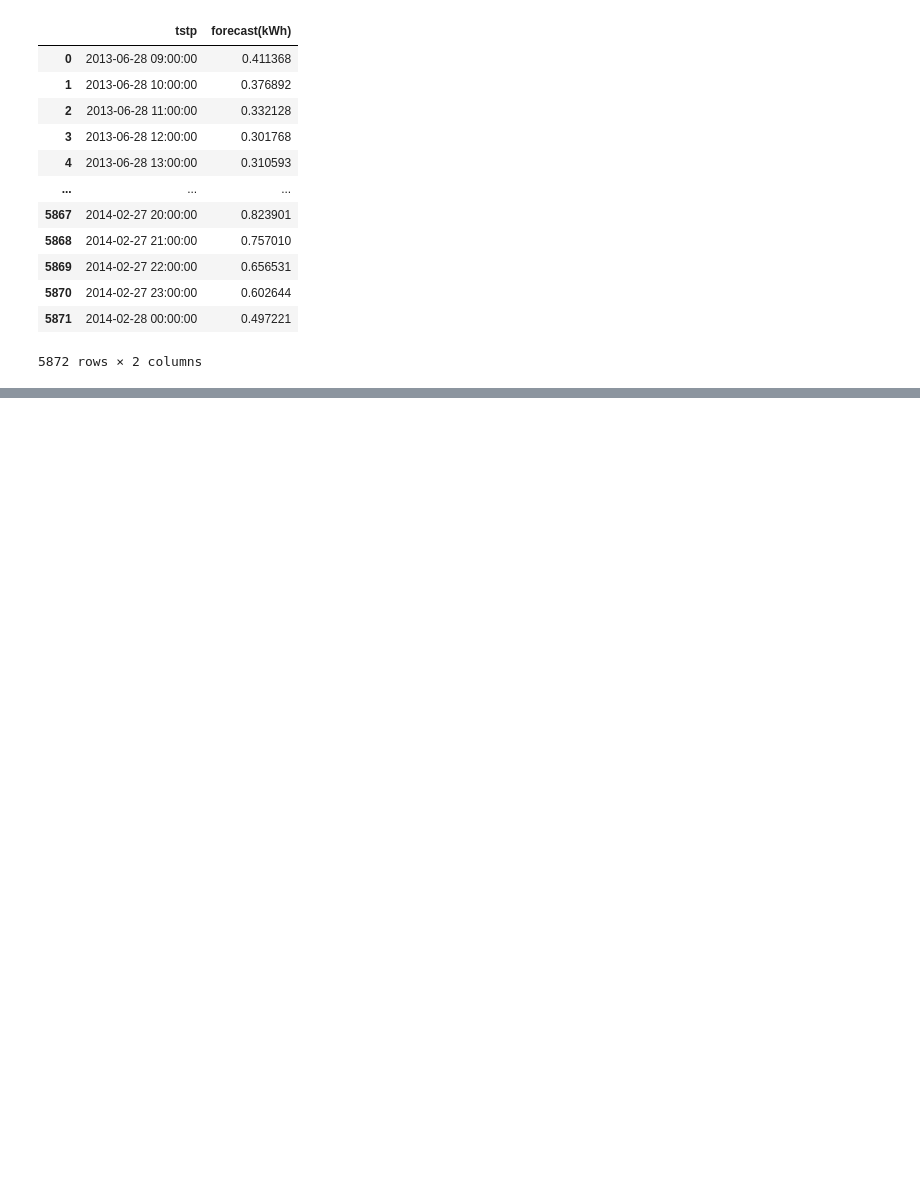
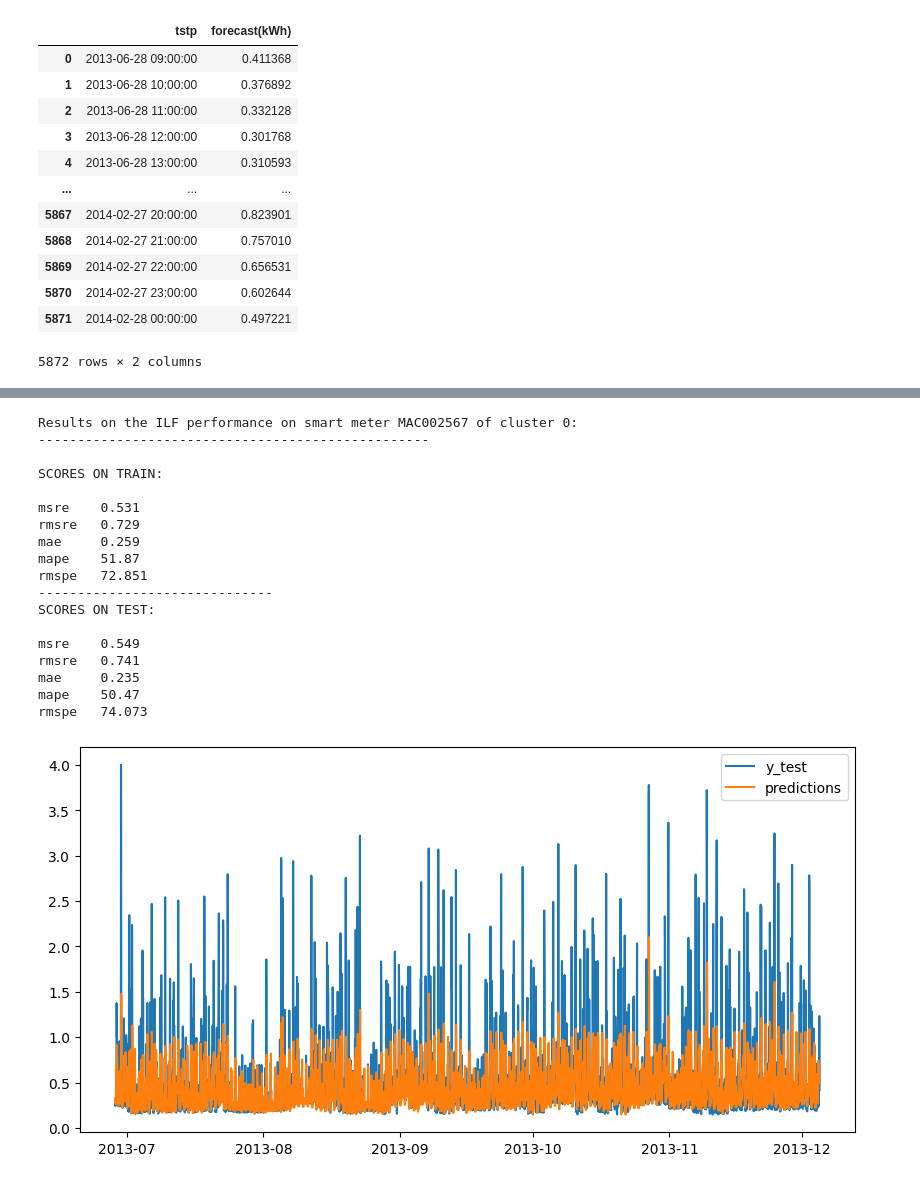
Before and after one commit to samueleborgognoni/kmeans_nn_ILF_london_smart_meters, a Jupyter notebook: 4_Load_Forecasting.ipynb, the cells around one changed output, grey strips where cells are left out. Drawn from its saved outputs; the diff is of its cells as text; code cells hidden in the pictures; blank space fills up the shorter version.

```diff
--- a/4_Load_Forecasting.ipynb
+++ b/4_Load_Forecasting.ipynb
@@ -954,0 +895,6 @@ dtype: float64
+# %%
+# Predictions on training set
+_ilf_train_forecasts = model.predict([X_ilf_train, id_input_train])
+
+# Predictions on test set
+test_predictions = model.predict([X_ilf_test, id_input_test])
@@ -1033,0 +964,44 @@ plt.show()
+# %%
+# Select the number of a smart meter ID
+selected_ID = 42 # <--- select ID of the smart meter to show
+
+# Find which LCLid actually corresponds to select_ID
+id_to_lclid = {i: lcl for i, lcl in enumerate(LCLids)}
+matching_LCLid = id_to_lclid[selected_ID]
+
+# Get the idx to filter the selected smart meter samples
+__idx_train = id_input_train.reset_index().index[id_input_train == selected_ID]
+__idx_test = id_input_test.reset_index().index[id_input_test == selected_ID]
+
+# Calculate the performance metrics for the selected smart meter
+print(f'Results on the ILF performance on smart meter {matching_LCLid} of cluster {cluster_id}:')
+print('-'*50,'\n')
+calc_performance_ILF(_ilf_train_forecasts[__idx_train], y_ilf_train[__idx_train], test_predictions[__idx_test], y_ilf_test[__idx_test])
+
+
+# PLOT THE TOTAL FORECASTS for the selected smart meter
+plt.figure(figsize=(10,5))
+plt.plot(y_ilf_test[__idx_test].index, y_ilf_test.iloc[__idx_test], label='y_test')
+plt.plot(y_ilf_test[__idx_test].index, test_predictions[__idx_test],label='predictions')
+plt.legend()
+plt.show()
+# %% [output]
+Results on the ILF performance on smart meter MAC002567 of cluster 0:
+--------------------------------------------------
+
+SCORES ON TRAIN:
+
+msre    0.531
+rmsre   0.729
+mae     0.259
+mape    51.87
+rmspe   72.851
+------------------------------
+SCORES ON TEST:
+
+msre    0.549
+rmsre   0.741
+mae     0.235
+mape    50.47
+rmspe   74.073
+[figure, added]
```
Also changed, not shown: parts of 23 cells of this notebook.
